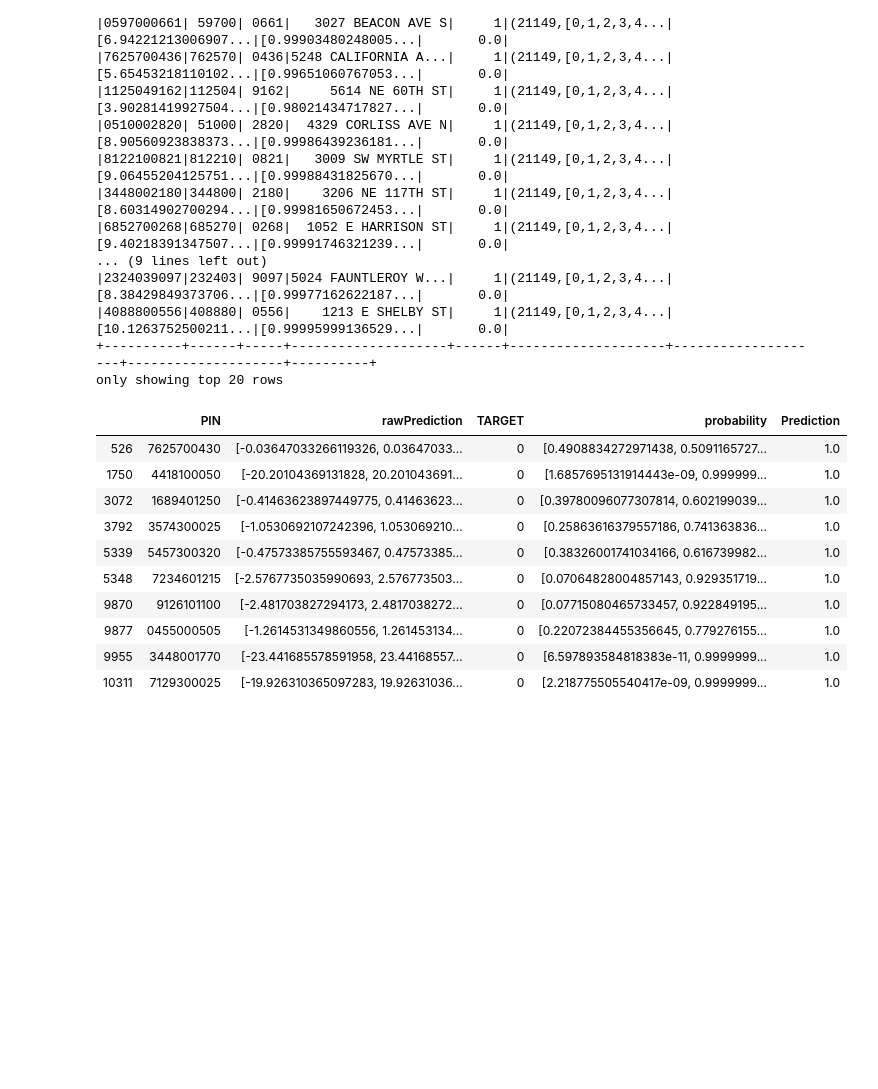
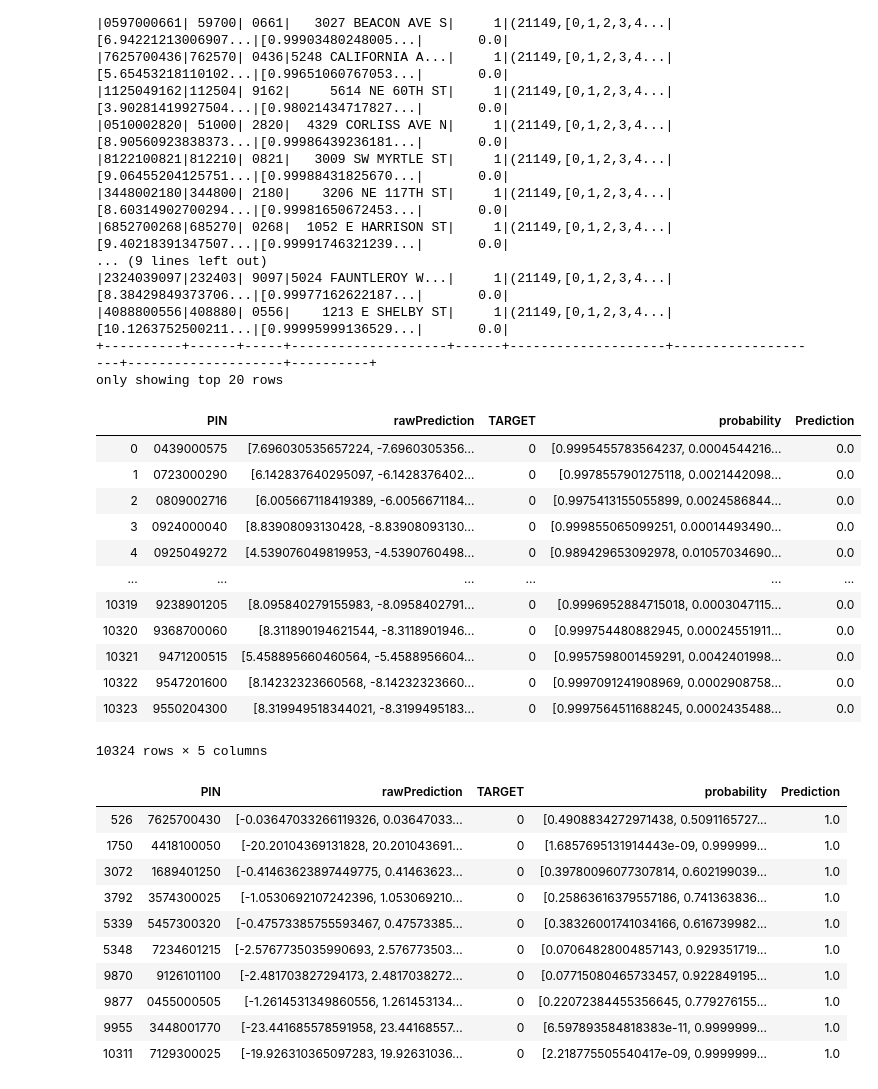
Before and after one commit to frischmuth/Seattle-Real-Estate-Analysis, a Jupyter notebook: test_get_functions.ipynb, the cells around one changed output. Drawn from its saved outputs; the diff is of its cells as text; code cells hidden in the pictures; blank space fills up the shorter version.

```diff
--- a/test_get_functions.ipynb
+++ b/test_get_functions.ipynb
@@ -609,6 +649,22 @@ prediction.filter(prediction.TARGET==1).show()
 only showing top 20 rows
 # %%
 pred_pandas = prediction.select(['PIN','rawPrediction','TARGET', 'probability', 'Prediction']).toPandas()
+# %%
+spark.createDataframe()
+# %% [output]
+|  | PIN | rawPrediction | TARGET | probability | Prediction |
+| 0 | 0439000575 | [7.696030535657224, -7.6960305356... | 0 | [0.9995455783564237, 0.0004544216... | 0.0 |
+| 1 | 0723000290 | [6.142837640295097, -6.1428376402... | 0 | [0.9978557901275118, 0.0021442098... | 0.0 |
+| 2 | 0809002716 | [6.005667118419389, -6.0056671184... | 0 | [0.9975413155055899, 0.0024586844... | 0.0 |
+| 3 | 0924000040 | [8.83908093130428, -8.83908093130... | 0 | [0.999855065099251, 0.00014493490... | 0.0 |
+| 4 | 0925049272 | [4.539076049819953, -4.5390760498... | 0 | [0.989429653092978, 0.01057034690... | 0.0 |
+| ... | ... | ... | ... | ... | ... |
+| 10319 | 9238901205 | [8.095840279155983, -8.0958402791... | 0 | [0.9996952884715018, 0.0003047115... | 0.0 |
+| 10320 | 9368700060 | [8.311890194621544, -8.3118901946... | 0 | [0.999754480882945, 0.00024551911... | 0.0 |
+| 10321 | 9471200515 | [5.458895660460564, -5.4588956604... | 0 | [0.9957598001459291, 0.0042401998... | 0.0 |
+| 10322 | 9547201600 | [8.14232323660568, -8.14232323660... | 0 | [0.9997091241908969, 0.0002908758... | 0.0 |
+| 10323 | 9550204300 | [8.319949518344021, -8.3199495183... | 0 | [0.9997564511688245, 0.0002435488... | 0.0 |
+10324 rows × 5 columns
 # %%
 pred_pandas[pred_pandas['Prediction']==1]
 # %% [output]
```
Also changed, not shown: parts of 17 cells of this notebook, 1 other file.
